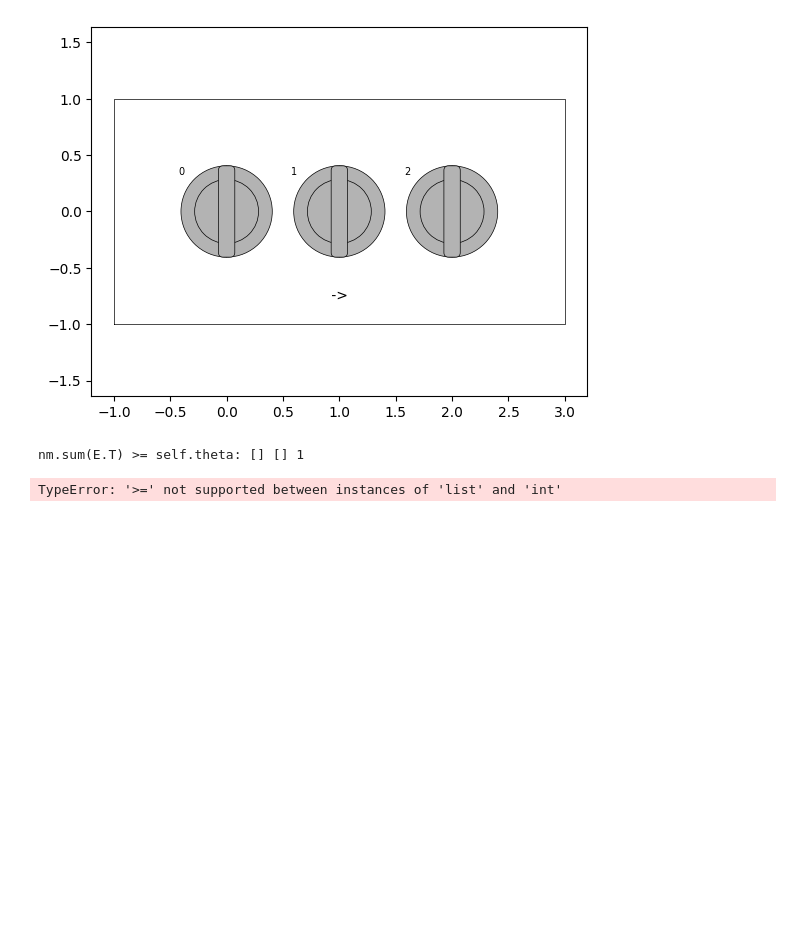
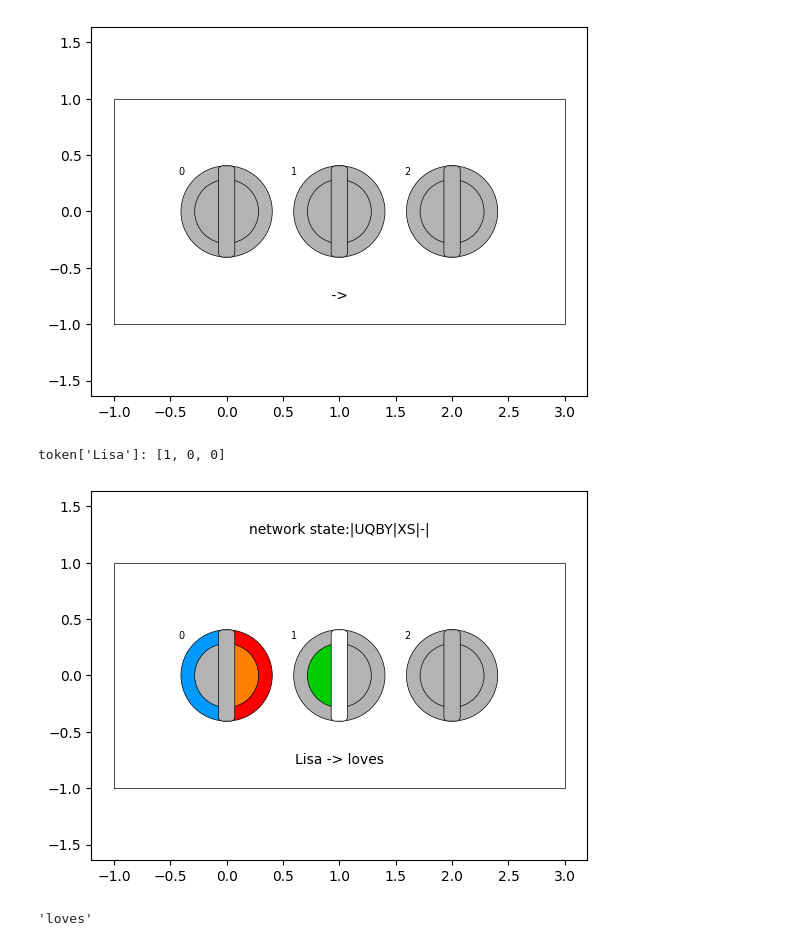
Before and after one commit to ihux/neurotron-develop, a Jupyter notebook: jupyter/neurotron/01-lisa.ipynb, the cells around one changed output. Saved outputs shown, nothing was run; the diff lists cells and outputs as text; code cells hidden in the pictures; blank space fills up the shorter version.

Commit message:
Lisa loves opera => complete :-)

```diff
--- a/jupyter/neurotron/01-lisa.ipynb
+++ b/jupyter/neurotron/01-lisa.ipynb
@@ -303,8 +305,30 @@ cells.plot()
 # %% [output]
 [figure]
 # %%
+# Present word 'Lisa' to the initialized network. Note that 'Lisa' is
+# presented by the token [1,0,0]
+
+print("token['Lisa']:",token['Lisa'])
+
+# Thus, cell 0
+# - is stimulated (U)
+# - and then excited (Q: blue)
+# - without depression cell 0 becomes bursting (B: orange)
+# - which leads to output activation (Y: red)
+
 cells.run('Lisa');
-cells.plot()
+cells.plot('network state:'+str(cells))
 # %% [output]
-nm.sum(E.T) >= self.theta: [] [] 1
+token['Lisa']: [1, 0, 0]
-TypeError: '>=' not supported between instances of 'list' and 'int'
+[figure, added]
+# %%
+# Cell 1 is predictive (X: green), which corresponds to token [0,1,0]
+# A predictive cell also gets spiking (S: white bar). Decoding token
+# [0,1,0] tells us that 'loves' is predicted.
+
+token.decode([0,1,0])
+
+# Thus, a presentation of (context-less) word 'Lisa' causes the network
+# to predict 'loves' as the next sequence item
+# %% [output]
+'loves'
```
Also changed, not shown: parts of 6 cells of this notebook, 1 other file.
